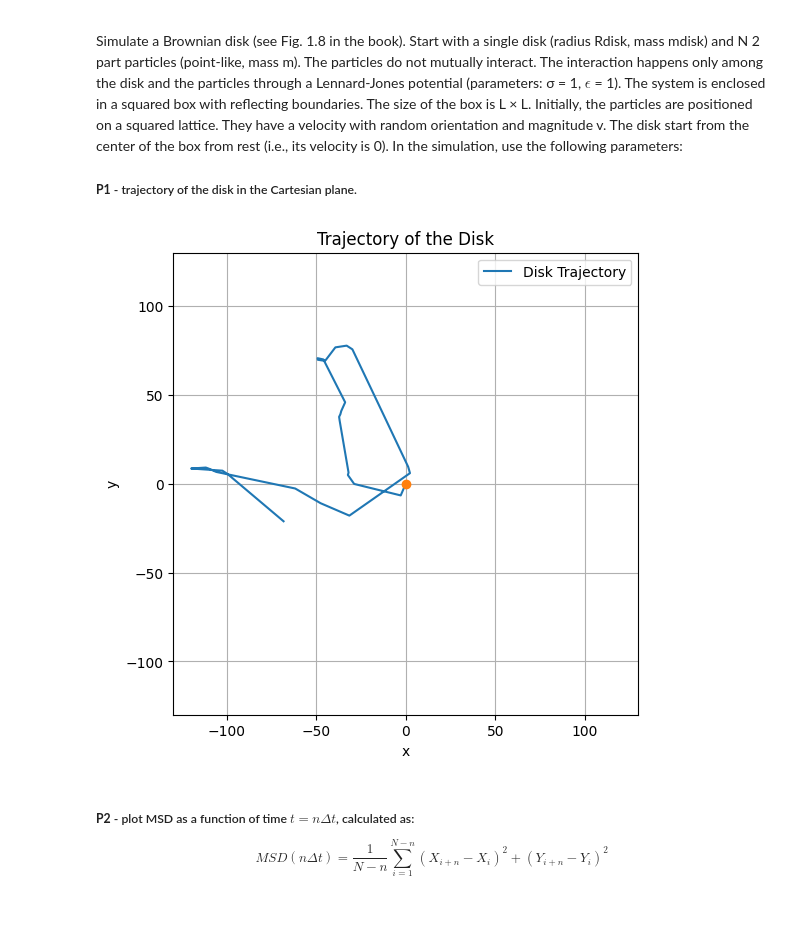
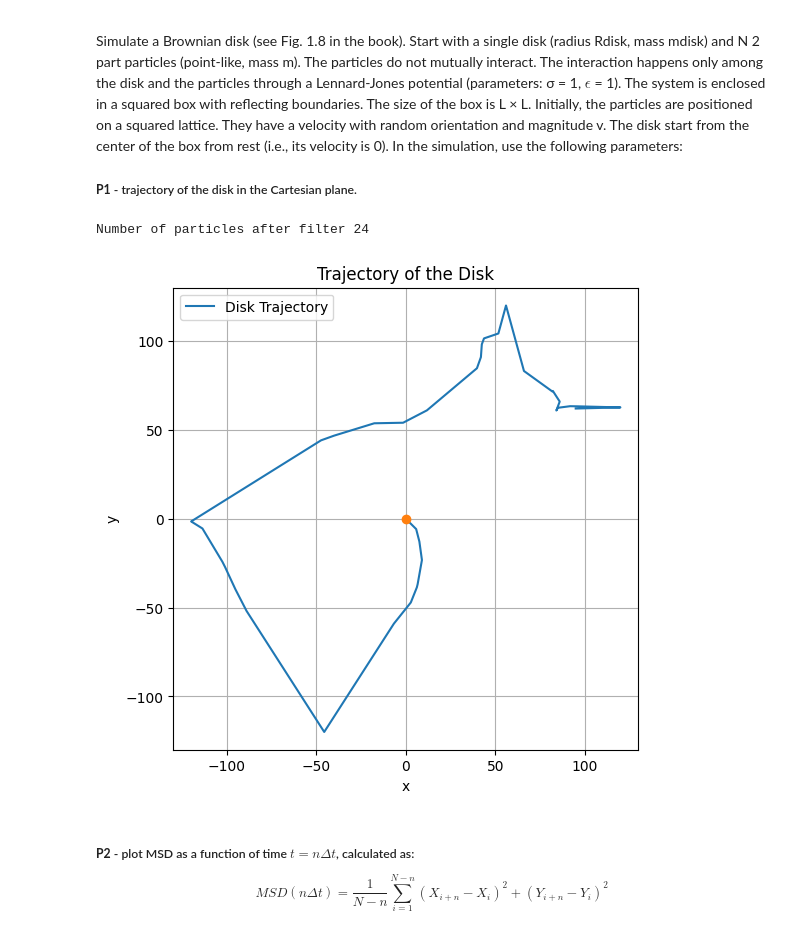
Before and after one commit to Wessias/SOCS, a Jupyter notebook: HW1/hw1-viggo-wessner.ipynb, the cells around one changed output. Drawn from its saved outputs; the diff is of its cells as text; code cells hidden in the pictures.

```diff
--- a/HW1/hw1-viggo-wessner.ipynb
+++ b/HW1/hw1-viggo-wessner.ipynb
@@ -63,15 +63,22 @@ for i in range(N_p):
 # Initialize the variables for the leapfrog algorithm.
 # Current time srep.
 N_p = len(filtered_indices)
+print("Number of particles after filter", N_p)
+N_p += 1
 
 x_d_half = 0
 y_d_half = 0
 x = x0[filtered_indices]
 y = y0[filtered_indices]
+
+#Just added 1 extra particle outside of death zone to make it 25 in total
+x = np.append(x, 0.0)
+y = np.append(y, 42.0)
+
 x_half = np.zeros(N_p)
 y_half = np.zeros(N_p)
 v = v0_p
-phi = phi0[filtered_indices]
+phi = phi0 #[filtered_indicies]
 vx = v0_p * np.cos(phi)
 vy = v0_p* np.sin(phi)
 
@@ -199,34 +206,35 @@ for step in range(num_steps):
 
     #Store disc pos
     disc_positions.append((x_d, y_d))
     disc_velocities.append((vx_d, vy_d))
 
     # Update variables for next iteration
     x = nx
     y = ny
     vx = nvx
     vy = nvy
     x_d = nx_d
     y_d = ny_d
     vx_d = nvx_d
     vy_d = nvy_d
 
 disc_positions = np.array(disc_positions)
 
 # Plot P1: Trajectory of the disk
 plt.figure(figsize=(6, 6))
 plt.plot(disc_positions[:, 0], disc_positions[:, 1], label="Disk Trajectory")
 plt.plot(disc_positions[0,0], disc_positions[0,1], "-o")
 plt.xlabel("x")
 plt.ylabel("y")
 plt.title("Trajectory of the Disk")
 plt.legend()
 plt.xlim(-L/2, L/2)
 plt.ylim(-L/2, L/2)
 plt.grid(True)
 plt.show()
 # %% [output]
+Number of particles after filter 24
-[figure, old version]
+[figure, new version]
 # %% [markdown]
 ##### **P2** - plot MSD as a function of time $t=n\Delta t$, calculated as: $$MSD(n\Delta t) =\frac{1}{N-n}\sum_{i=1}^{N-n}(X_{i+n}- X_i)^2 + (Y_{i+n} - Y_i)^2$$
 # %%
```
Also changed, not shown: parts of 2 cells of this notebook.
